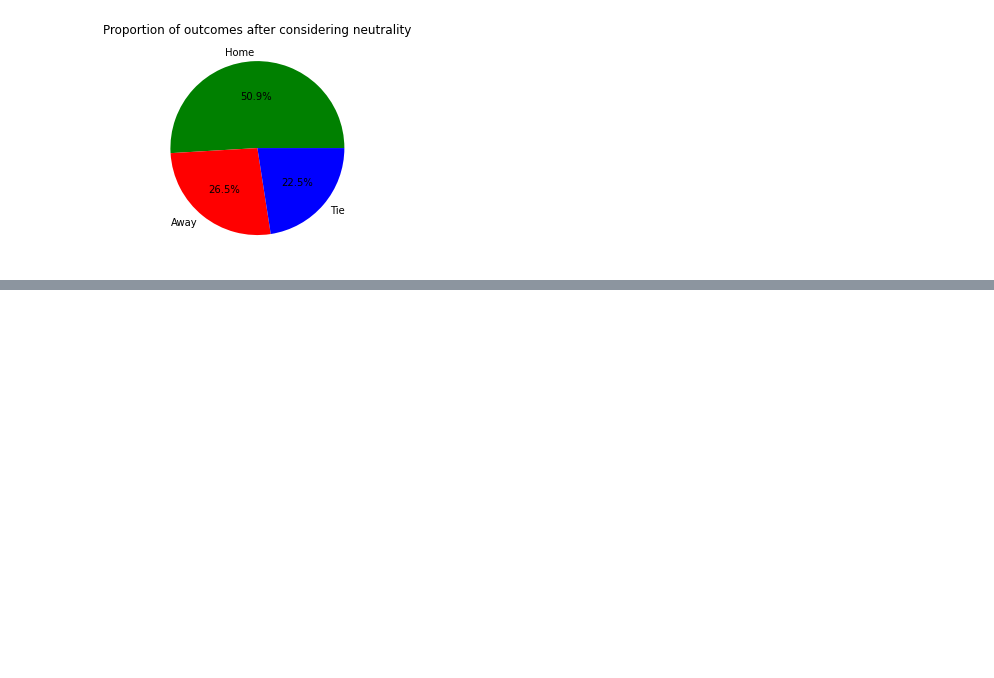
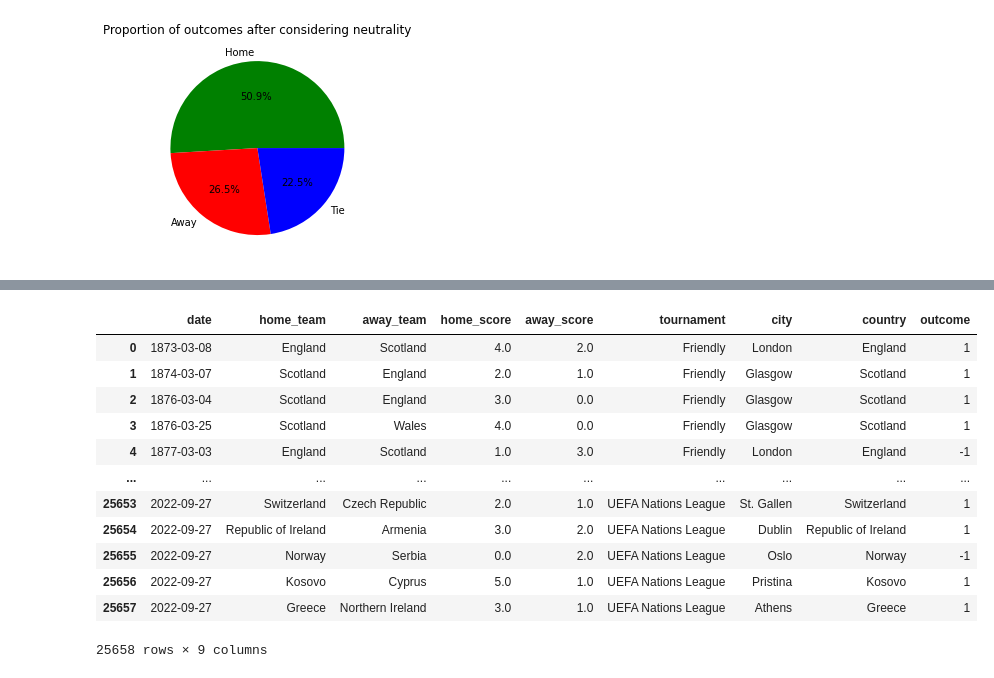
Before and after one commit to glomanu/football-home-adv, a Jupyter notebook: New_Home_adv.ipynb, the cells around one changed output, grey strips where cells are left out. Saved outputs shown, nothing was run; the diff lists cells and outputs as text; code cells hidden in the pictures; blank space fills up the shorter version.

```diff
--- a/New_Home_adv.ipynb
+++ b/New_Home_adv.ipynb
@@ -238,0 +236,26 @@ plt.show() #makes the pie chart
+# %%
+new_list_values = [] #creating an empty list
+for i in range(0, len(df1['date'])): #iterating over all the rows
+  rowi = df1.iloc[i] #storing an i-th row as rowi
+  if rowi[8]==0: # draw as a condition
+    new_list_values.append(i) #if the game is a draw then we add the index to the list
+
+df1 = df1.drop(new_list_values) #getting rid of all the rows that correspond to the i-th indeces
+
+df1.reset_index(drop=True, inplace=True) #resetting the indeces after dropping many rows
+# %%
+df1
+# %% [output]
+|  | date | home_team | away_team | home_score | away_score | tournament | city | country | outcome |
+| 0 | 1873-03-08 | England | Scotland | 4.0 | 2.0 | Friendly | London | England | 1 |
+| 1 | 1874-03-07 | Scotland | England | 2.0 | 1.0 | Friendly | Glasgow | Scotland | 1 |
+| 2 | 1876-03-04 | Scotland | England | 3.0 | 0.0 | Friendly | Glasgow | Scotland | 1 |
+| 3 | 1876-03-25 | Scotland | Wales | 4.0 | 0.0 | Friendly | Glasgow | Scotland | 1 |
+| 4 | 1877-03-03 | England | Scotland | 1.0 | 3.0 | Friendly | London | England | -1 |
+| ... | ... | ... | ... | ... | ... | ... | ... | ... | ... |
+| 25653 | 2022-09-27 | Switzerland | Czech Republic | 2.0 | 1.0 | UEFA Nations League | St. Gallen | Switzerland | 1 |
+| 25654 | 2022-09-27 | Republic of Ireland | Armenia | 3.0 | 2.0 | UEFA Nations League | Dublin | Republic of Ireland | 1 |
+| 25655 | 2022-09-27 | Norway | Serbia | 0.0 | 2.0 | UEFA Nations League | Oslo | Norway | -1 |
+| 25656 | 2022-09-27 | Kosovo | Cyprus | 5.0 | 1.0 | UEFA Nations League | Pristina | Kosovo | 1 |
+| 25657 | 2022-09-27 | Greece | Northern Ireland | 3.0 | 1.0 | UEFA Nations League | Athens | Greece | 1 |
+25658 rows × 9 columns
```
Also changed, not shown: parts of 1 cell of this notebook.
